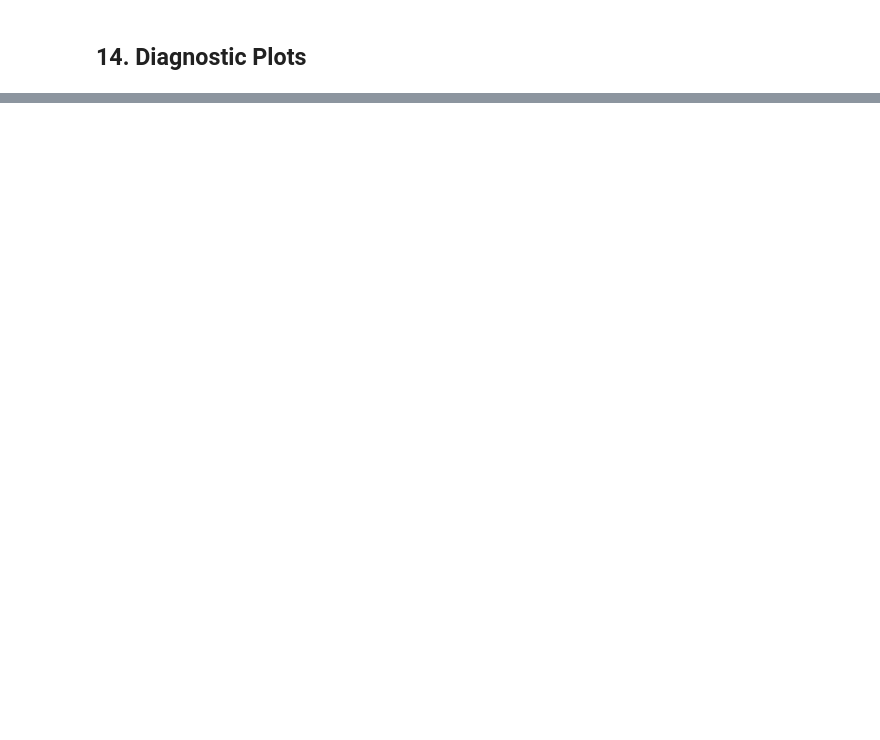
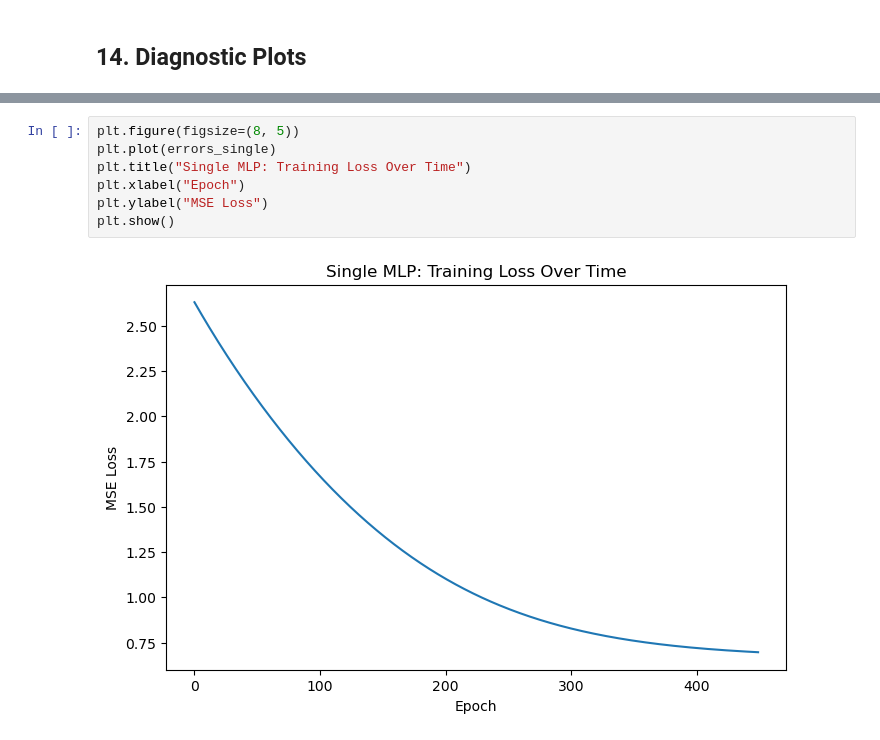
Before and after one commit to gsaw28/ds4420_finalrepo, a Jupyter notebook: Model1_Vfinal_2.ipynb, the cells around one changed output, grey strips where cells are left out. Drawn from its saved outputs; the diff is of its cells as text; blank space fills up the shorter version.

```diff
--- a/Model1_Vfinal_2.ipynb
+++ b/Model1_Vfinal_2.ipynb
@@ -414,0 +419,9 @@ plt.show()
+# %%
+plt.figure(figsize=(8, 5))
+plt.plot(errors_single)
+plt.title("Single MLP: Training Loss Over Time")
+plt.xlabel("Epoch")
+plt.ylabel("MSE Loss")
+plt.show()
+# %% [output]
+[figure, added]
```
Also changed, not shown: parts of 8 cells of this notebook.
